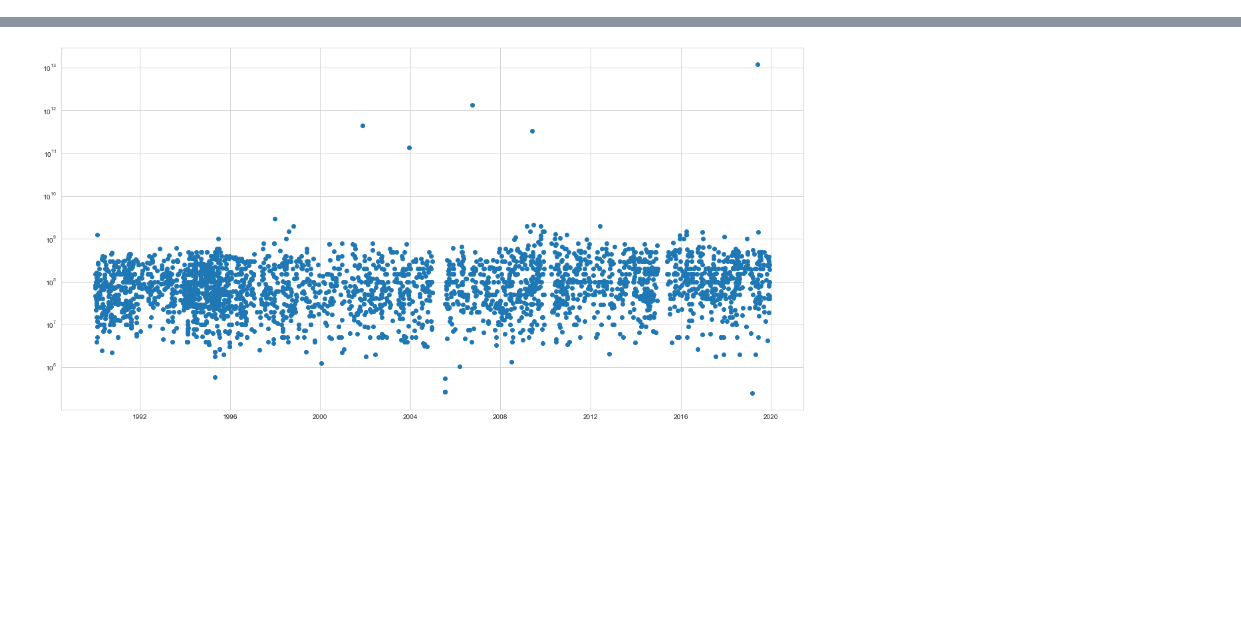
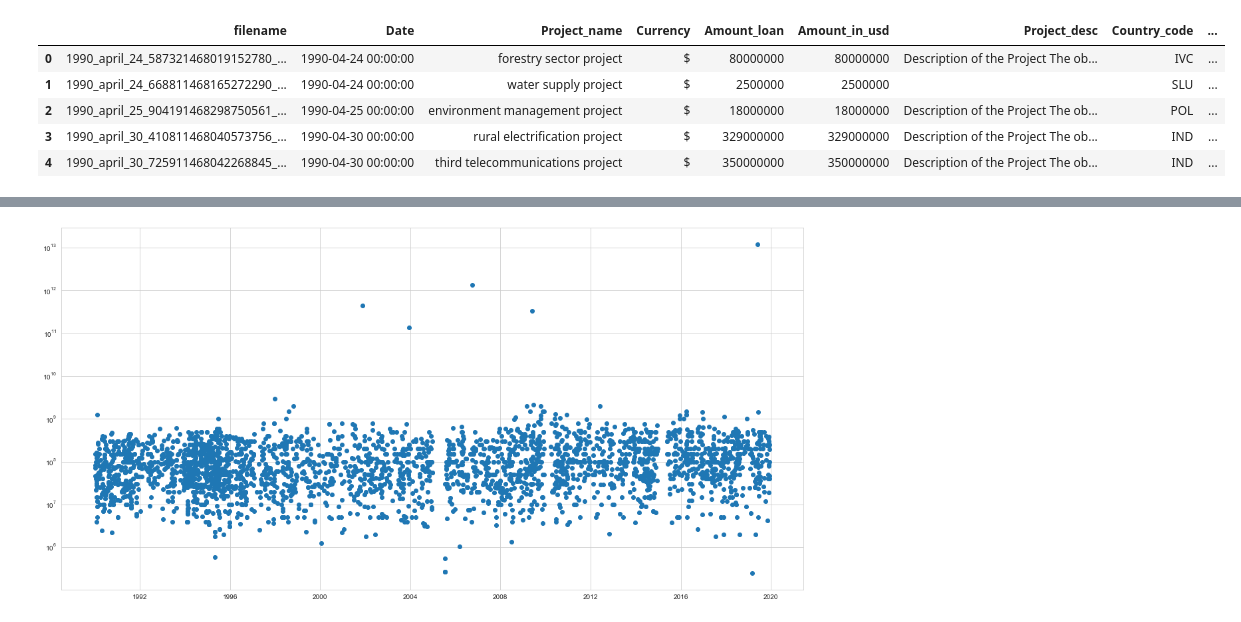
Before and after one commit to noahschoem/amethyst-erdos-may-2021, a Jupyter notebook: Jimin/plot.ipynb, the cells around one changed output, grey strips where cells are left out. Cells and saved outputs as stored; diff of their text form; code cells hidden in the pictures; blank space fills up the shorter version.

```diff
--- a/Jimin/plot.ipynb
+++ b/Jimin/plot.ipynb
@@ -8,3 +8,12 @@ from datetime import datetime
 # %%
 data = pd.read_pickle('../Extracted_Information.dat')
 worldmap = pd.read_csv('../world_bank_country_mappings.csv')
+# %%
+data.head()
+# %% [output]
+|  | filename | Date | Project_name | Currency | Amount_loan | Amount_in_usd | Project_desc | Country_code | ... |
+| 0 | 1990_april_24_587321468019152780_... | 1990-04-24 00:00:00 | forestry sector project | $ | 80000000 | 80000000 | Description of the Project The ob... | IVC | ... |
+| 1 | 1990_april_24_668811468165272290_... | 1990-04-24 00:00:00 | water supply project | $ | 2500000 | 2500000 |  | SLU | ... |
+| 2 | 1990_april_25_904191468298750561_... | 1990-04-25 00:00:00 | environment management project | $ | 18000000 | 18000000 | Description of the Project The ob... | POL | ... |
+| 3 | 1990_april_30_410811468040573756_... | 1990-04-30 00:00:00 | rural electrification project | $ | 329000000 | 329000000 | Description of the Project The ob... | IND | ... |
+| 4 | 1990_april_30_725911468042268845_... | 1990-04-30 00:00:00 | third telecommunications project | $ | 350000000 | 350000000 | Description of the Project The ob... | IND | ... |
```
Also changed, not shown: parts of 11 cells of this notebook, 9 other files.
